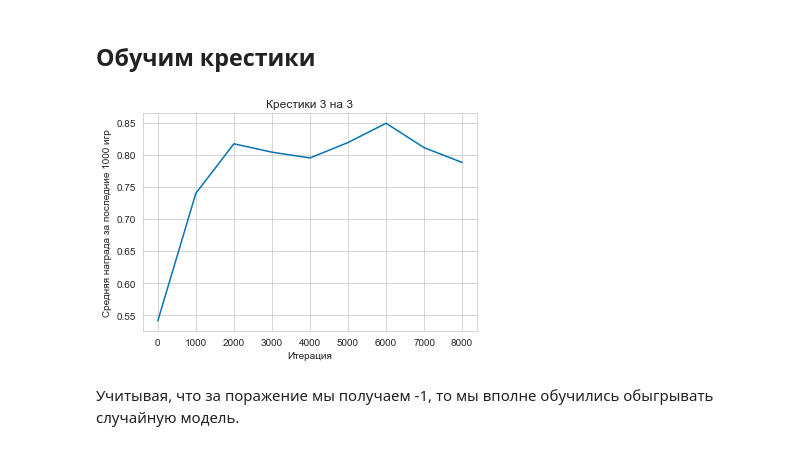
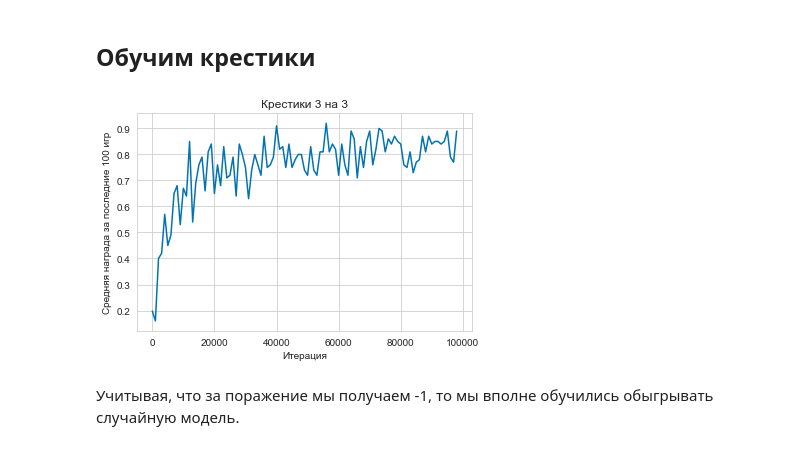
Before and after one commit to SerSmith/Reinforcment_Learning_MADE2020, a Jupyter notebook: hw2/hw2.ipynb, the cells around one changed output. Drawn from its saved outputs; the diff is of its cells as text; code cells hidden in the pictures.

```diff
--- a/hw2/hw2.ipynb
+++ b/hw2/hw2.ipynb
@@ -219,20 +219,24 @@ def plot_test_game(env, pi1, pi2, random_crosses=False, random_naughts=True, ver
 def random_move(env):
     return choice(env.getEmptySpaces())
 
-def compute_policy_by_Q(Q):
-    out = collections.defaultdict(lambda: tuple([0,0]))
-    for s in Q.keys():
-        m = max(Q[s].items(), key=lambda x: x[1])[1]
-        out[s] = choice([i[0] for i in Q[s].items() if i[1] == m])
-    return out
+# def compute_policy_by_Q(Q):
+#     out = collections.defaultdict(lambda: tuple([0,0]))
+#     for s in Q.keys():
+#         m = max(Q[s].items(), key=lambda x: x[1])[1]
+#         out[s] = choice([i[0] for i in Q[s].items() if i[1] == m])
+#     return out
 
-def Q_learning_episode(env, pi, Q, opponent, reward_dict, crosses, alpha=0.05, epsilon=0.0, gamma=0.9):
+def policy(Q, state):
+    m = max(Q[state].items(), key=lambda x: x[1])[1]
+    return choice([i[0] for i in Q[state].items() if i[1] == m])
+
+def Q_learning_episode(env, Q, opponent, reward_dict, crosses, alpha=0.05, epsilon=0.0, gamma=0.9):
     env.reset()
     if crosses:
-        s, a = env.getHash(), tuple(pi[env.getHash()]) if np.random.rand() > epsilon else tuple(random_move(env))
+        s, a = env.getHash(), tuple(policy(Q, env.getHash())) if np.random.rand() > epsilon else tuple(random_move(env))
     else:
         observation, reward, done, info = env.step(opponent(env))
-        s, a = env.getHash(), tuple(pi[env.getHash()]) if np.random.rand() > epsilon else tuple(random_move(env))
+        s, a = env.getHash(), tuple(policy(Q, env.getHash())) if np.random.rand() > epsilon else tuple(random_move(env))
 
     for _ in range(1000):
         observation, reward, done, info = env.step(a)
@@ -243,7 +247,7 @@ def Q_learning_episode(env, pi, Q, opponent, reward_dict, crosses, alpha=0.05, e
             reward = reward_dict[reward]
 
         if not done:
-            s_prime, a_prime = env.getHash(), tuple(pi[env.getHash()]) if np.random.rand() > epsilon else tuple(random_move(env))
+            s_prime, a_prime = env.getHash(), tuple(policy(Q, env.getHash())) if np.random.rand() > epsilon else tuple(random_move(env))
             Q[s][a] = Q[s][a] + alpha * (reward + gamma * max(Q[s_prime].values()) - Q[s][a])
             s, a = s_prime, a_prime
         else:
@@ -262,10 +266,11 @@ def create_inital_Q(env):
 
     all_actions = env.getEmptySpaces()
 
-    Q = {}
-
+    Q = dict.fromkeys(all_hashes)
+    tuple_all_actions = [tuple(c) for c in all_actions]
+    dict_all = dict.fromkeys(tuple_all_actions)
     for hash_ in tqdm(all_hashes):
-        Q[hash_] = {}
+        Q[hash_] = dict_all.copy()
         for action in all_actions:
             pos = action[0] * env.n_cols + action[1]
             action_tuple = tuple(action)
@@ -277,9 +282,6 @@ def create_inital_Q(env):
 
 def Q_learning(env, Q, opponent, crosses, total_episodes, alpha, epsilon, gamma):
 
-
-
-    pi = compute_policy_by_Q(Q)
     result = []
     rew = []
 
@@ -296,14 +298,13 @@ def Q_learning(env, Q, opponent, crosses, total_episodes, alpha, epsilon, gamma)
         reward_dict[0] = 0
 
     for n in tqdm(range(total_episodes)):
-        rew.append(Q_learning_episode(env, pi, Q, opponent, reward_dict, crosses, alpha=alpha, epsilon=epsilon, gamma=gamma))
-        pi = compute_policy_by_Q(Q)
+        rew.append(Q_learning_episode(env, Q, opponent, reward_dict, crosses, alpha=alpha, epsilon=epsilon, gamma=gamma))
+
         if n % 100 == 0 and n > 0:
             result.append(np.mean(rew))
             rew = []
-    pi = compute_policy_by_Q(Q)
 
-    return result, pi, env, Q
+    return result, env, Q
 # %% [markdown]
 # 3 на 3
 # %%
@@ -320,15 +321,15 @@ gamma = 1
 env = TicTacToe(n_rows=n_rows, n_cols=n_cols, n_win=n_win)
 Q = create_inital_Q(env)
 # %%
-result_cross, pi_cross, env_cross, Q_cross  = Q_learning(env, Q.copy(), random_move, crosses=True, total_episodes=total_episodes, alpha=alpha, epsilon=epsilon, gamma=gamma)
+result_cross, env_cross, Q_cross  = Q_learning(env, Q.copy(), random_move, crosses=True, total_episodes=total_episodes, alpha=alpha, epsilon=epsilon, gamma=gamma)
 # %%
 plt.plot([i*1000 for i in range(len(result_cross))], result_cross)
 plt.title("Крестики 3 на 3")
 plt.xlabel('Итерация')
-plt.ylabel('Средняя награда за последние 1000 игр')
+plt.ylabel('Средняя награда за последние 100 игр')
 plt.show()
 # %% [output]
-[figure, old version]
+[figure, new version]
 # %% [markdown]
 Учитывая, что за поражение мы получаем -1, то мы вполне обучились обыгрывать случайную модель.
 # %% [markdown]
```
Also changed, not shown: parts of 9 cells of this notebook.
